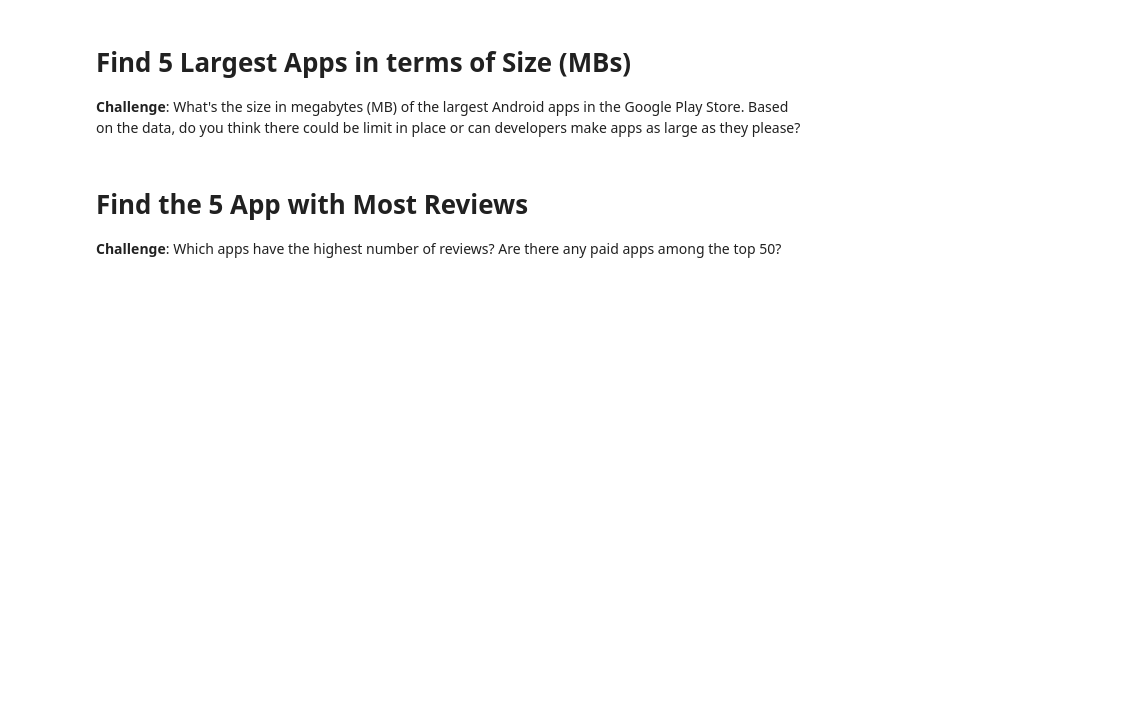
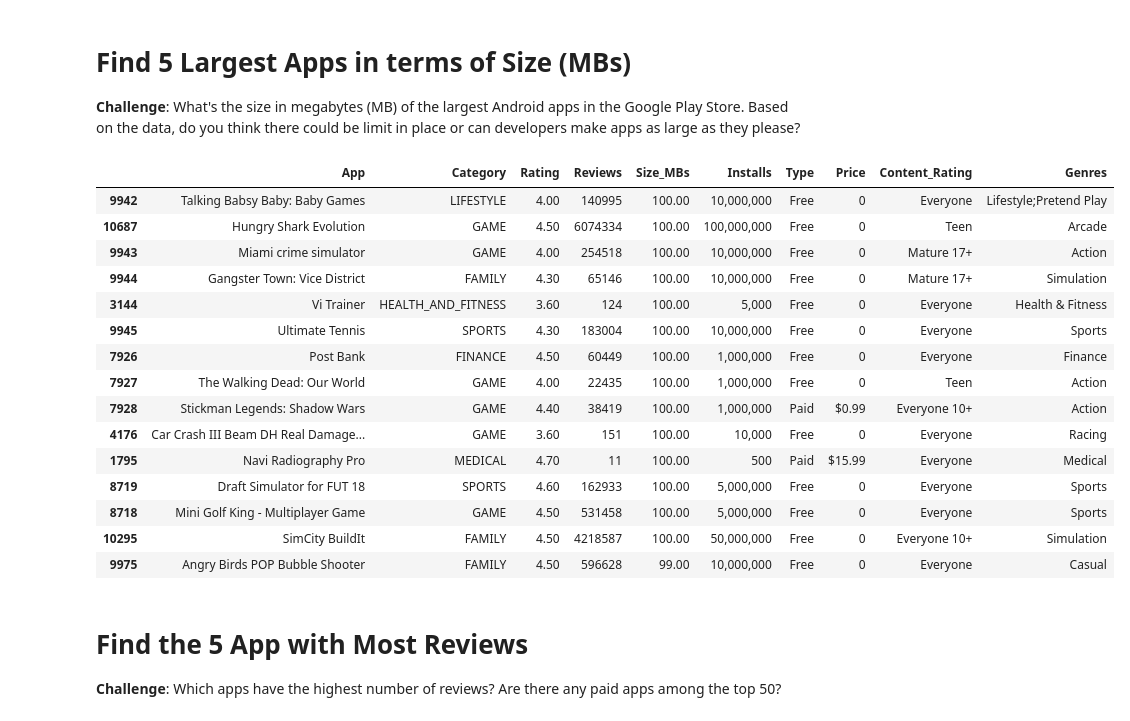
Before and after one commit to nipsalvin/Data-Science, a Jupyter notebook: Google Play Store Project (Plotly)/Google_Play_Store_App_Analytics.ipynb, the cells around one changed output. Saved outputs shown, nothing was run; the diff lists cells and outputs as text; code cells hidden in the pictures; blank space fills up the shorter version.

```diff
--- a/Google Play Store Project (Plotly)/Google_Play_Store_App_Analytics.ipynb
+++ b/Google Play Store Project (Plotly)/Google_Play_Store_App_Analytics.ipynb
@@ -147,6 +174,28 @@ df_apps_clean.shape
 # Find 5 Largest Apps in terms of Size (MBs)
 
 **Challenge**: What's the size in megabytes (MB) of the largest Android apps in the Google Play Store. Based on the data, do you think there could be limit in place or can developers make apps as large as they please?
+# %%
+df_apps_clean.sort_values(
+    by='Size_MBs',
+    ascending=False
+).head(15)
+# %% [output]
+|  | App | Category | Rating | Reviews | Size_MBs | Installs | Type | Price | Content_Rating | Genres |
+| 9942 | Talking Babsy Baby: Baby Games | LIFESTYLE | 4.00 | 140995 | 100.00 | 10,000,000 | Free | 0 | Everyone | Lifestyle;Pretend Play |
+| 10687 | Hungry Shark Evolution | GAME | 4.50 | 6074334 | 100.00 | 100,000,000 | Free | 0 | Teen | Arcade |
+| 9943 | Miami crime simulator | GAME | 4.00 | 254518 | 100.00 | 10,000,000 | Free | 0 | Mature 17+ | Action |
+| 9944 | Gangster Town: Vice District | FAMILY | 4.30 | 65146 | 100.00 | 10,000,000 | Free | 0 | Mature 17+ | Simulation |
+| 3144 | Vi Trainer | HEALTH_AND_FITNESS | 3.60 | 124 | 100.00 | 5,000 | Free | 0 | Everyone | Health & Fitness |
+| 9945 | Ultimate Tennis | SPORTS | 4.30 | 183004 | 100.00 | 10,000,000 | Free | 0 | Everyone | Sports |
+| 7926 | Post Bank | FINANCE | 4.50 | 60449 | 100.00 | 1,000,000 | Free | 0 | Everyone | Finance |
+| 7927 | The Walking Dead: Our World | GAME | 4.00 | 22435 | 100.00 | 1,000,000 | Free | 0 | Teen | Action |
+| 7928 | Stickman Legends: Shadow Wars | GAME | 4.40 | 38419 | 100.00 | 1,000,000 | Paid | $0.99 | Everyone 10+ | Action |
+| 4176 | Car Crash III Beam DH Real Damage... | GAME | 3.60 | 151 | 100.00 | 10,000 | Free | 0 | Everyone | Racing |
+| 1795 | Navi Radiography Pro | MEDICAL | 4.70 | 11 | 100.00 | 500 | Paid | $15.99 | Everyone | Medical |
+| 8719 | Draft Simulator for FUT 18 | SPORTS | 4.60 | 162933 | 100.00 | 5,000,000 | Free | 0 | Everyone | Sports |
+| 8718 | Mini Golf King - Multiplayer Game | GAME | 4.50 | 531458 | 100.00 | 5,000,000 | Free | 0 | Everyone | Sports |
+| 10295 | SimCity BuildIt | FAMILY | 4.50 | 4218587 | 100.00 | 50,000,000 | Free | 0 | Everyone 10+ | Simulation |
+| 9975 | Angry Birds POP Bubble Shooter | FAMILY | 4.50 | 596628 | 99.00 | 10,000,000 | Free | 0 | Everyone | Casual |
 # %% [markdown]
 # Find the 5 App with Most Reviews
 
```
Also changed, not shown: parts of 3 cells of this notebook.
